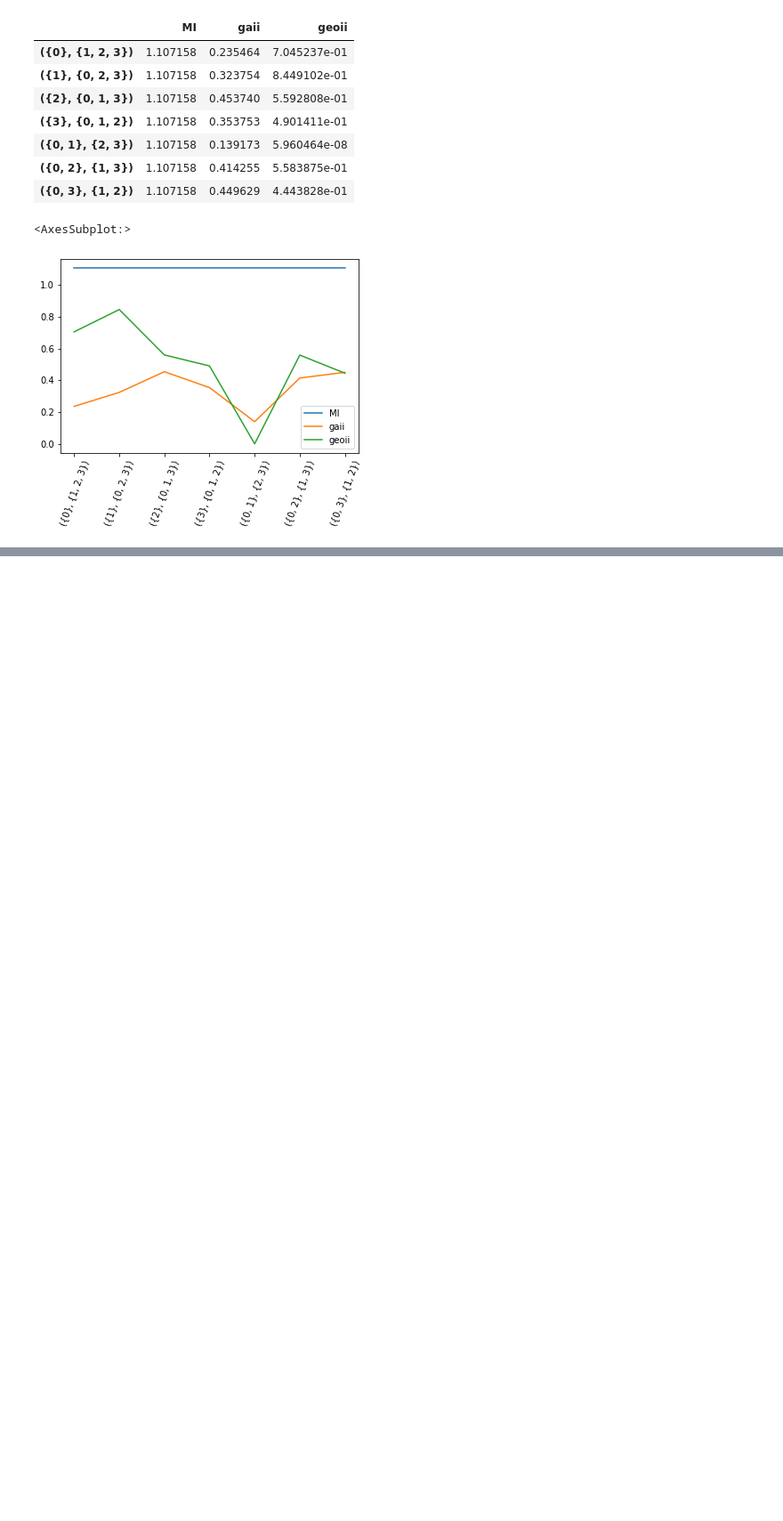
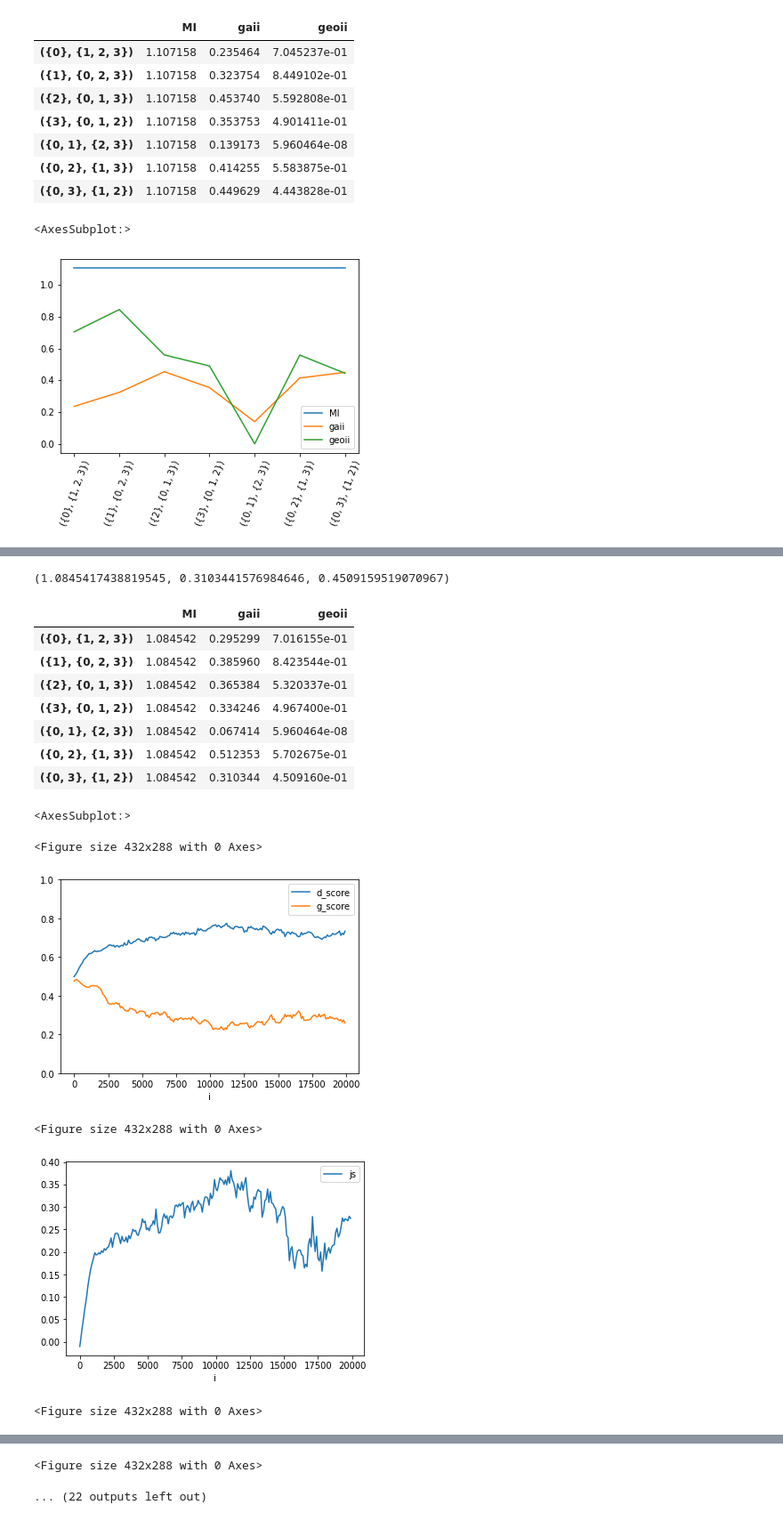
Before and after one commit to ysasano/gaii, a Jupyter notebook: experiment/artificial_data.ipynb, the cells around one changed output, grey strips where cells are left out. Shown: that part at 89% size. Drawn from its saved outputs; the diff is of its cells as text; code cells hidden in the pictures; blank space fills up the shorter version.

```diff
--- a/experiment/artificial_data.ipynb
+++ b/experiment/artificial_data.ipynb
@@ -259,0 +248,39 @@ You should consider upgrading via the '/Users/sasano/gaii/.venv/bin/python -m pi
+# %%
+import gaii_dnn
+import importlib
+importlib.reload(gaii_dnn)
+import geoii
+import pandas as pd
+from IPython.display import display
+import mip
+import visualize
+import matplotlib.pyplot as plt
+
+importlib.reload(visualize)
+data = create_data()
+candidate_masks, candidate_list = mip.generate_masks(set(range(4)))
+plt.ion()
+
+result = []
+for mask, ls in zip(candidate_masks, candidate_list):
+    N = data["N"]
+    ls = (list(ls[0]), list(ls[1]))
+    print(ls)
+    model_gaii = gaii_dnn.fit_q(data["state_list"], ls, length=4, debug=True, n_step=20000)
+    gaii_result = model_gaii["js"]
+    visualize.failure_check(model_gaii)
+    visualize.js_all(model_gaii)
+
+    model_geoii = geoii.fit_q(data["A"], data["SigmaE"], data["SigmaX"], mask)
+    geoii_result = model_geoii["kl"]
+
+    MI = data["MI"]
+    print((MI, gaii_result, geoii_result))
+    result.append((MI, gaii_result, geoii_result))
+
+result = pd.DataFrame(result, columns=["MI", "gaii", "geoii"], index=candidate_list)
+display(result)
+ax = result.plot()
+ax.tick_params(axis='x', rotation=70)
+ax
+# %% [output]
@@ -259,0 +321,15 @@ You should consider upgrading via the '/Users/sasano/gaii/.venv/bin/python -m pi
+(1.0845417438819545, 0.3103441576984646, 0.4509159519070967)
+|  | MI | gaii | geoii |
+| ({0}, {1, 2, 3}) | 1.084542 | 0.295299 | 7.016155e-01 |
+| ({1}, {0, 2, 3}) | 1.084542 | 0.385960 | 8.423544e-01 |
+| ({2}, {0, 1, 3}) | 1.084542 | 0.365384 | 5.320337e-01 |
+| ({3}, {0, 1, 2}) | 1.084542 | 0.334246 | 4.967400e-01 |
+| ({0, 1}, {2, 3}) | 1.084542 | 0.067414 | 5.960464e-08 |
+| ({0, 2}, {1, 3}) | 1.084542 | 0.512353 | 5.702675e-01 |
+| ({0, 3}, {1, 2}) | 1.084542 | 0.310344 | 4.509160e-01 |
+<AxesSubplot:>
+<Figure size 432x288 with 0 Axes>
+[figure, added]
+<Figure size 432x288 with 0 Axes>
+[figure, added]
+<Figure size 432x288 with 0 Axes>
@@ -259,0 +337,2 @@ You should consider upgrading via the '/Users/sasano/gaii/.venv/bin/python -m pi
+<Figure size 432x288 with 0 Axes>
+... (22 outputs left out)
```
Also changed, not shown: parts of 4 cells of this notebook, 2 other files.
